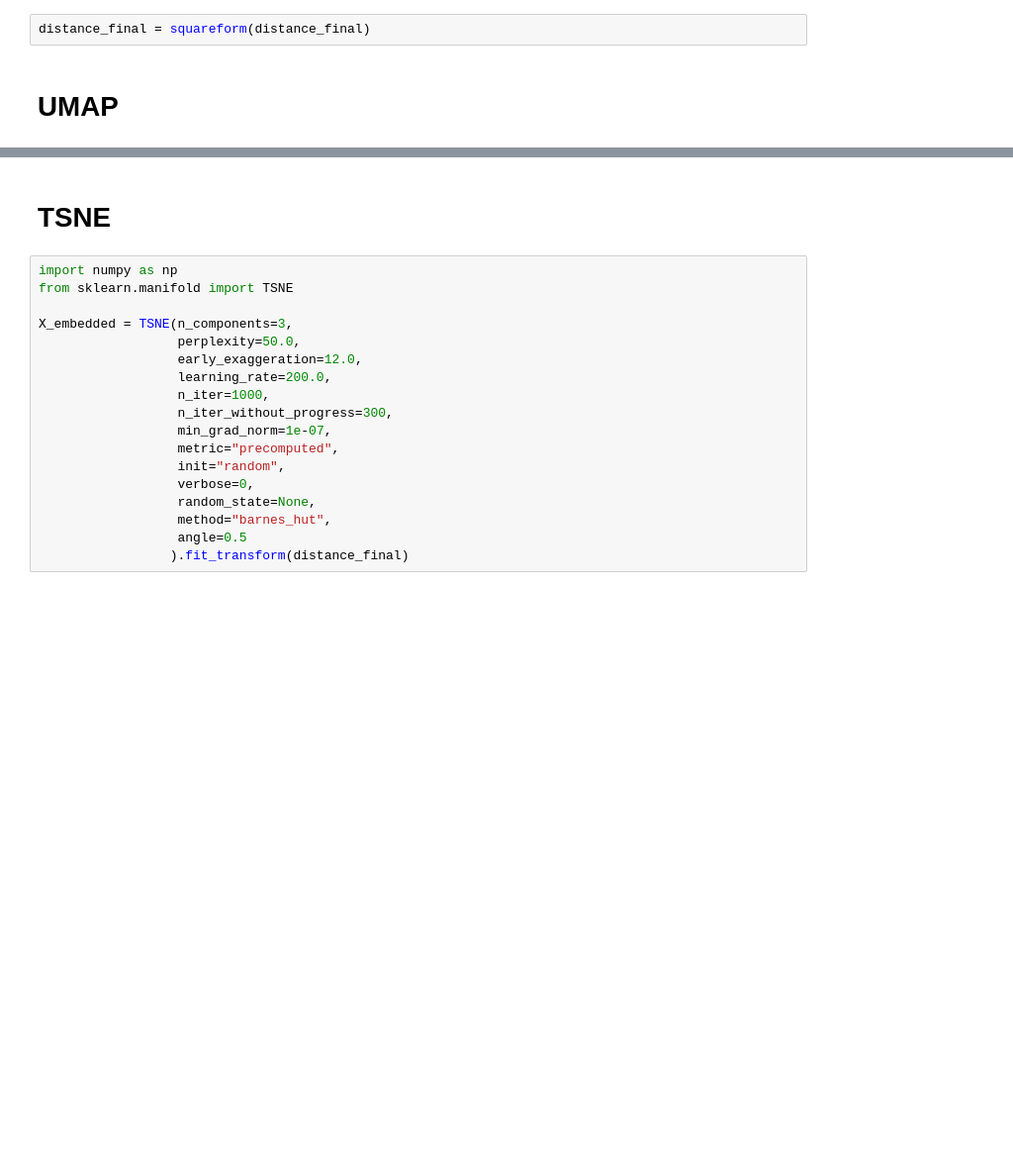
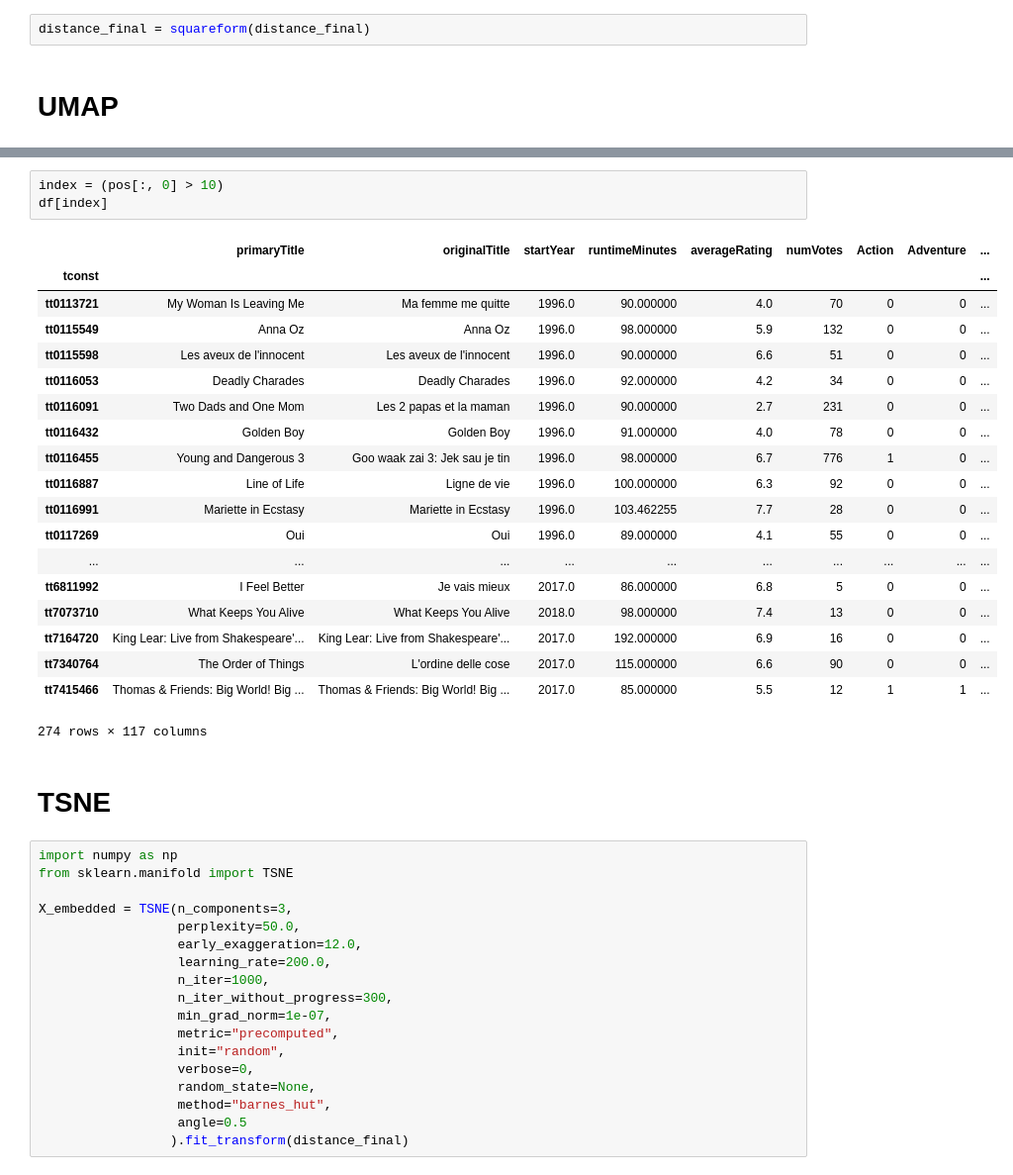
Before and after one commit to Coni63/webGL-movie, a Jupyter notebook: model/Model.ipynb, the cells around one changed output, grey strips where cells are left out. Shown at 99% size. Cells and saved outputs as stored; diff of their text form; blank space fills up the shorter version.

```diff
--- a/model/Model.ipynb
+++ b/model/Model.ipynb
@@ -245,3 +248,26 @@ plt.show()
+# %%
+index = (pos[:, 0] > 10)
+df[index]
+# %% [output]
+|  | primaryTitle | originalTitle | startYear | runtimeMinutes | averageRating | numVotes | Action | Adventure | ... |
+| tconst |  |  |  |  |  |  |  |  | ... |
+| tt0113721 | My Woman Is Leaving Me | Ma femme me quitte | 1996.0 | 90.000000 | 4.0 | 70 | 0 | 0 | ... |
+| tt0115549 | Anna Oz | Anna Oz | 1996.0 | 98.000000 | 5.9 | 132 | 0 | 0 | ... |
+| tt0115598 | Les aveux de l'innocent | Les aveux de l'innocent | 1996.0 | 90.000000 | 6.6 | 51 | 0 | 0 | ... |
+| tt0116053 | Deadly Charades | Deadly Charades | 1996.0 | 92.000000 | 4.2 | 34 | 0 | 0 | ... |
+| tt0116091 | Two Dads and One Mom | Les 2 papas et la maman | 1996.0 | 90.000000 | 2.7 | 231 | 0 | 0 | ... |
+| tt0116432 | Golden Boy | Golden Boy | 1996.0 | 91.000000 | 4.0 | 78 | 0 | 0 | ... |
+| tt0116455 | Young and Dangerous 3 | Goo waak zai 3: Jek sau je tin | 1996.0 | 98.000000 | 6.7 | 776 | 1 | 0 | ... |
+| tt0116887 | Line of Life | Ligne de vie | 1996.0 | 100.000000 | 6.3 | 92 | 0 | 0 | ... |
+| tt0116991 | Mariette in Ecstasy | Mariette in Ecstasy | 1996.0 | 103.462255 | 7.7 | 28 | 0 | 0 | ... |
+| tt0117269 | Oui | Oui | 1996.0 | 89.000000 | 4.1 | 55 | 0 | 0 | ... |
+| ... | ... | ... | ... | ... | ... | ... | ... | ... | ... |
+| tt6811992 | I Feel Better | Je vais mieux | 2017.0 | 86.000000 | 6.8 | 5 | 0 | 0 | ... |
+| tt7073710 | What Keeps You Alive | What Keeps You Alive | 2018.0 | 98.000000 | 7.4 | 13 | 0 | 0 | ... |
+| tt7164720 | King Lear: Live from Shakespeare'... | King Lear: Live from Shakespeare'... | 2017.0 | 192.000000 | 6.9 | 16 | 0 | 0 | ... |
+| tt7340764 | The Order of Things | L'ordine delle cose | 2017.0 | 115.000000 | 6.6 | 90 | 0 | 0 | ... |
+| tt7415466 | Thomas & Friends: Big World! Big ... | Thomas & Friends: Big World! Big ... | 2017.0 | 85.000000 | 5.5 | 12 | 1 | 1 | ... |
+274 rows × 117 columns
 # %% [markdown]
 # TSNE
 # %%
```
Also changed, not shown: parts of 17 cells of this notebook, 38 other files.
